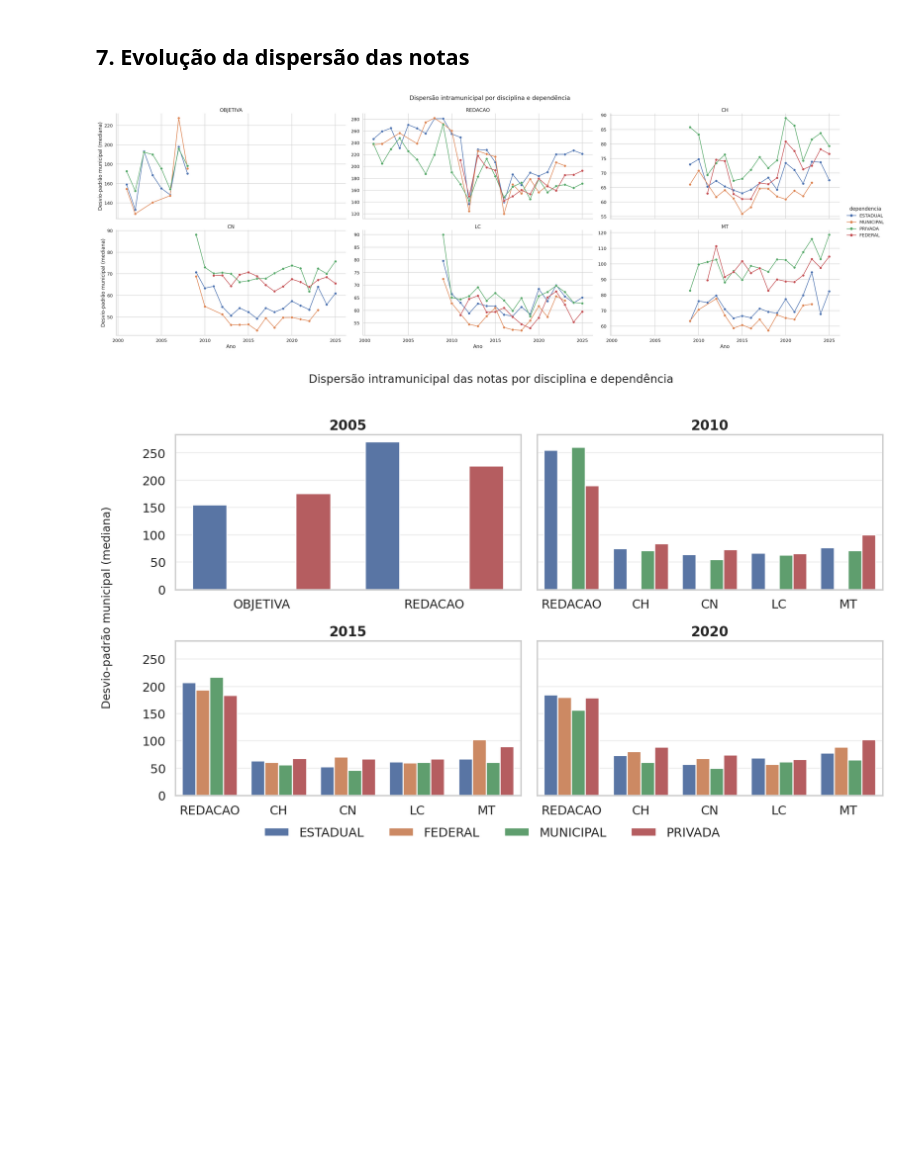
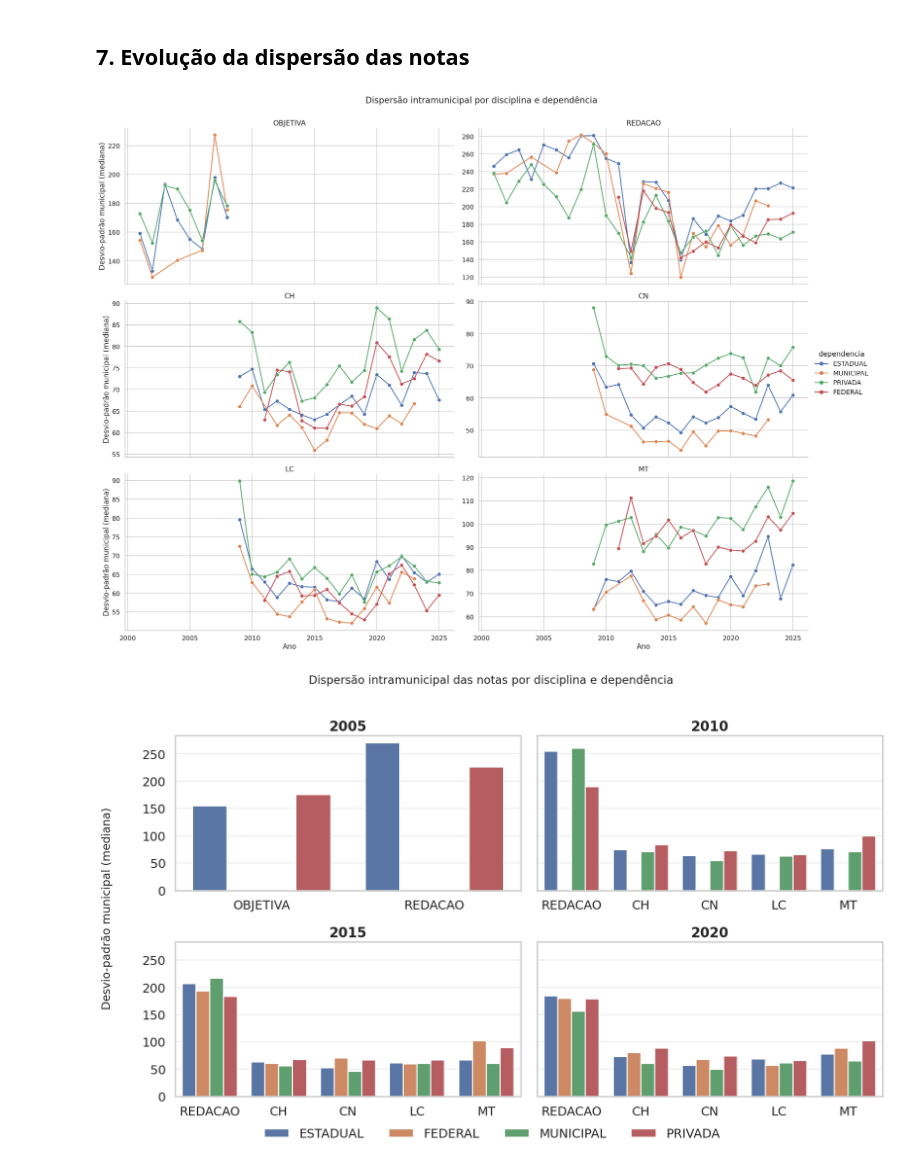
Before and after one commit to albertoakel/Projeto_ENEM, a Jupyter notebook: notebook/analises/Q3_DESEMPENHO_DEPENDECIA_ADM.ipynb, the cells around one changed output. Drawn from its saved outputs; the diff is of its cells as text; code cells hidden in the pictures; blank space fills up the shorter version.

```diff
--- a/notebook/analises/Q3_DESEMPENHO_DEPENDECIA_ADM.ipynb
+++ b/notebook/analises/Q3_DESEMPENHO_DEPENDECIA_ADM.ipynb
@@ -590,35 +590,35 @@ dispersao_municipal["iqr_municipal"] = dispersao_municipal["q3"] - dispersao_mun
 
 dispersao_resumo = dispersao_municipal.groupby(
     ["ano", "disciplina", "dependencia"], as_index=False
 ).agg(
     std_municipal_mediana=("std", "median"),
     iqr_municipal_mediana=("iqr_municipal", "median"),
     q1_mediana_municipal=("mediana", lambda s: s.quantile(.25)),
     q3_mediana_municipal=("mediana", lambda s: s.quantile(.75)),
     n_municipios=("CO_MUNICIPIO_TERRITORIO", "nunique"),
     n_validos=("n_validos", "sum"),
 )
 dispersao_resumo["iqr_entre_medianas_municipais"] = (
     dispersao_resumo["q3_mediana_municipal"]
     - dispersao_resumo["q1_mediana_municipal"]
 )
 #display(dispersao_resumo)
 base = dispersao_resumo.query("n_municipios >= 5").copy()
 
 ordem_disc = ["OBJETIVA", "REDACAO", "CH", "CN", "LC", "MT"]
 
 g = sns.relplot(
     data=base, x="ano", y="std_municipal_mediana",
     hue="dependencia", col="disciplina", col_order=ordem_disc,
-    col_wrap=3, kind="line", marker="o", height=6.4, aspect=2,
+    col_wrap=2, kind="line", marker="o", height=6.4, aspect=2,
     facet_kws=dict(sharey=False),
 )
 g.set_titles("{col_name}")
 g.set_axis_labels("Ano", "Desvio-padrão municipal (mediana)")
 g.figure.suptitle("Dispersão intramunicipal por disciplina e dependência", y=1.03)
 plt.show()
 # %% [output]
-[figure, old version]
+[figure, new version]
 # %%
 anos = [2005, 2010, 2015, 2020]
 ordem_dep = ["ESTADUAL", "FEDERAL", "MUNICIPAL", "PRIVADA"]
```
Also changed, not shown: 1 other file.
